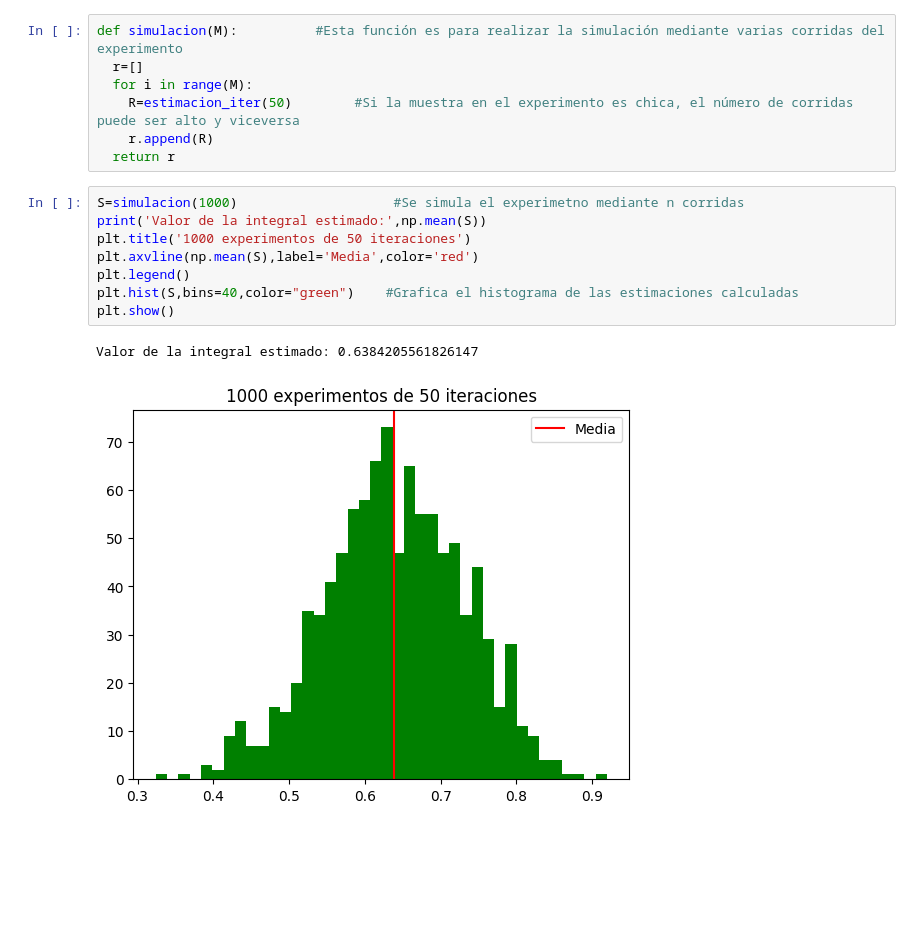
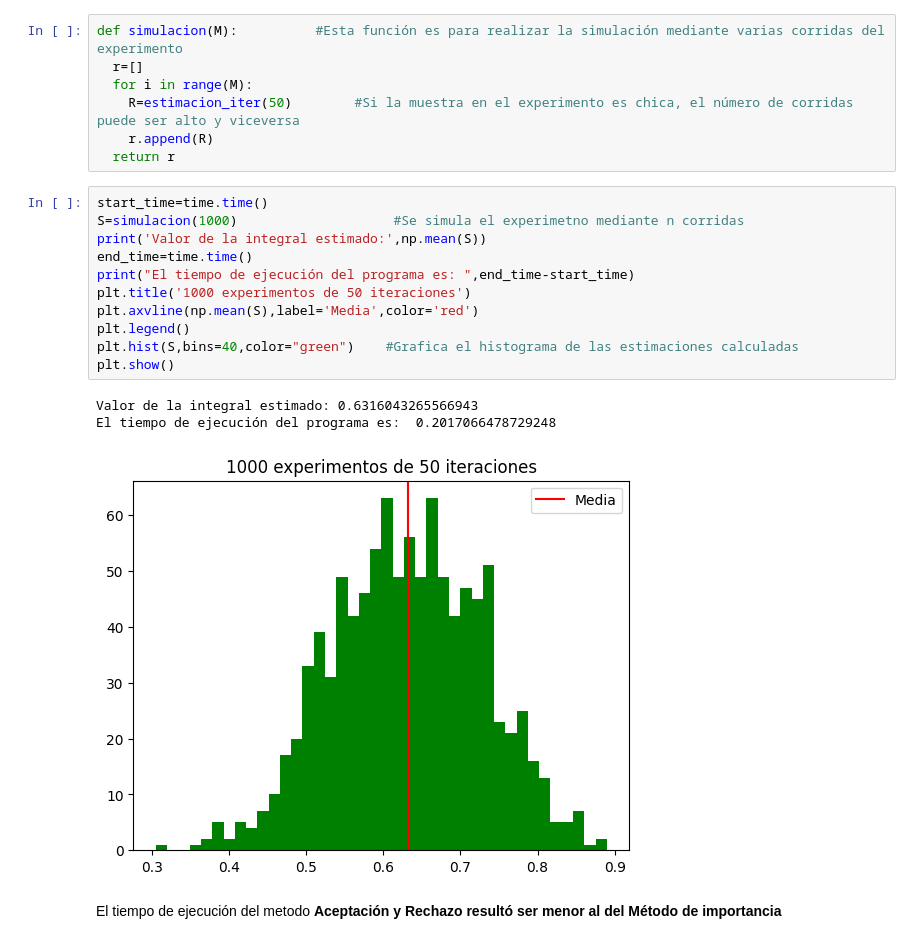
Before and after one commit to Gustavo-Ros/Simulaci-n-2, a Jupyter notebook: Muestreo_importancia_.ipynb, the cells around one changed output. Saved outputs shown, nothing was run; the diff lists cells and outputs as text; blank space fills up the shorter version.

```diff
--- a/Muestreo_importancia_.ipynb
+++ b/Muestreo_importancia_.ipynb
@@ -79,13 +79,19 @@ def simulacion(M):          #Esta función es para realizar la simulación media
     r.append(R)
   return r
 # %%
+start_time=time.time()
 S=simulacion(1000)                    #Se simula el experimetno mediante n corridas
 print('Valor de la integral estimado:',np.mean(S))
+end_time=time.time()
+print("El tiempo de ejecución del programa es: ",end_time-start_time)
 plt.title('1000 experimentos de 50 iteraciones')
 plt.axvline(np.mean(S),label='Media',color='red')
 plt.legend()
 plt.hist(S,bins=40,color="green")    #Grafica el histograma de las estimaciones calculadas
 plt.show()
 # %% [output]
-Valor de la integral estimado: 0.6384205561826147
+Valor de la integral estimado: 0.6316043265566943
+El tiempo de ejecución del programa es:  0.2017066478729248
-[figure, old version]
+[figure, new version]
+# %% [markdown]
+El tiempo de ejecución del metodo **Aceptación y Rechazo resultó ser menor al del Método de importancia**
```
Also changed, not shown: parts of 1 cell of this notebook.
